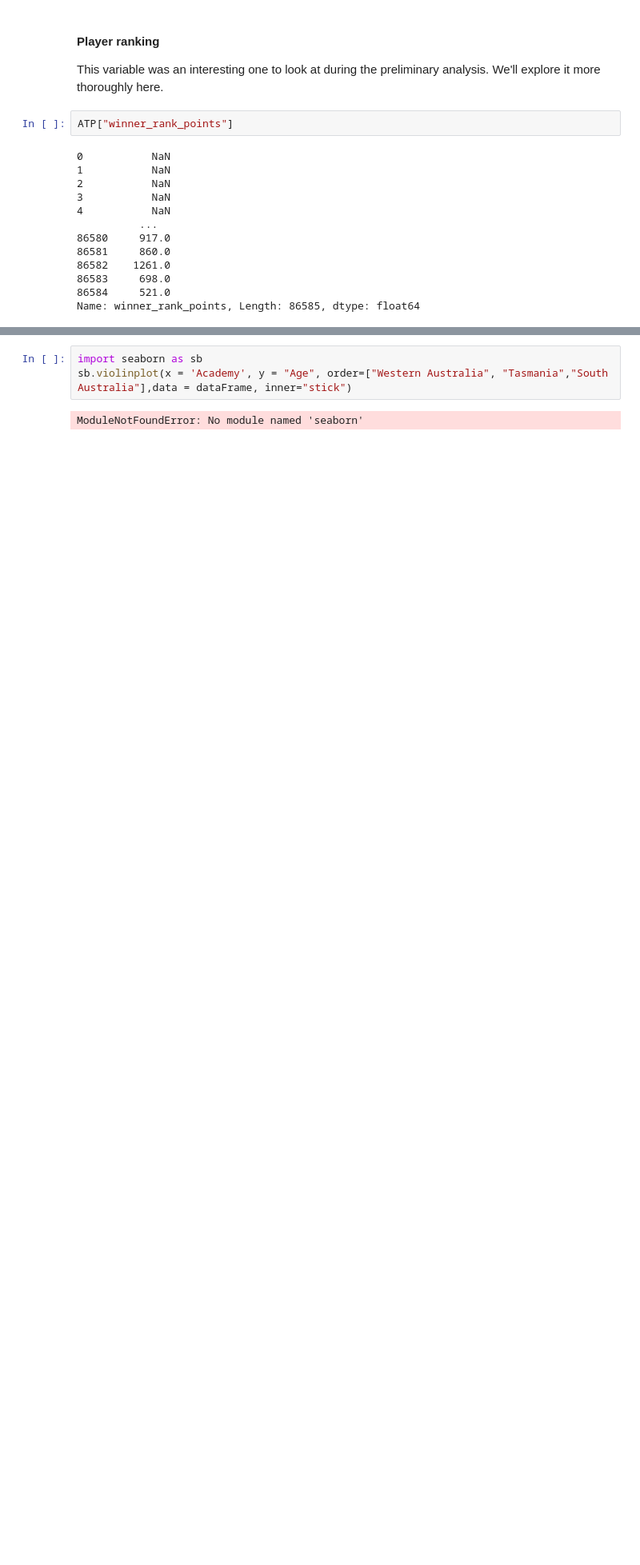
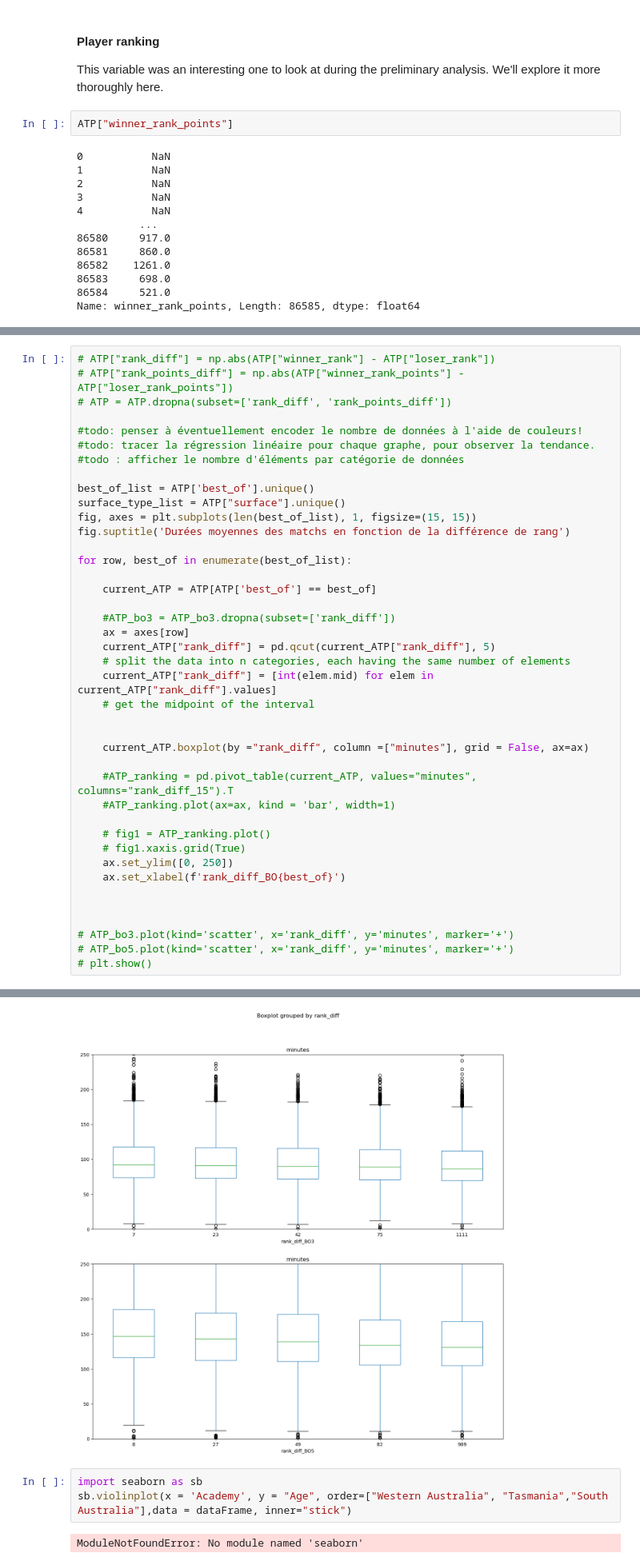
Before and after one commit to leobeuque/PDI-Tennis, a Jupyter notebook: key-variable-analysis_leo.ipynb, the cells around one changed output, grey strips where cells are left out. Shown at 80% size. Cells and saved outputs as stored; diff of their text form; blank space fills up the shorter version.

```diff
--- a/key-variable-analysis_leo.ipynb
+++ b/key-variable-analysis_leo.ipynb
@@ -291,0 +286,42 @@ Name: rank_diff_5, dtype: int64
+# %%
+# ATP["rank_diff"] = np.abs(ATP["winner_rank"] - ATP["loser_rank"])
+# ATP["rank_points_diff"] = np.abs(ATP["winner_rank_points"] - ATP["loser_rank_points"])
+# ATP = ATP.dropna(subset=['rank_diff', 'rank_points_diff'])
+
+#todo: penser à éventuellement encoder le nombre de données à l'aide de couleurs!
+#todo: tracer la régression linéaire pour chaque graphe, pour observer la tendance.
+#todo : afficher le nombre d'éléments par catégorie de données
+
+best_of_list = ATP['best_of'].unique()
+surface_type_list = ATP["surface"].unique()
+fig, axes = plt.subplots(len(best_of_list), 1, figsize=(15, 15))
+fig.suptitle('Durées moyennes des matchs en fonction de la différence de rang')
+
+for row, best_of in enumerate(best_of_list):
+
+    current_ATP = ATP[ATP['best_of'] == best_of]
+
+    #ATP_bo3 = ATP_bo3.dropna(subset=['rank_diff'])
+    ax = axes[row]
+    current_ATP["rank_diff"] = pd.qcut(current_ATP["rank_diff"], 5)
+    # split the data into n categories, each having the same number of elements
+    current_ATP["rank_diff"] = [int(elem.mid) for elem in current_ATP["rank_diff"].values]
+    # get the midpoint of the interval
+
+
+    current_ATP.boxplot(by ="rank_diff", column =["minutes"], grid = False, ax=ax)
+
+    #ATP_ranking = pd.pivot_table(current_ATP, values="minutes", columns="rank_diff_15").T
+    #ATP_ranking.plot(ax=ax, kind = 'bar', width=1)
+
+    # fig1 = ATP_ranking.plot()
+    # fig1.xaxis.grid(True)
+    ax.set_ylim([0, 250])
+    ax.set_xlabel(f'rank_diff_BO{best_of}')
+
+
+
+# ATP_bo3.plot(kind='scatter', x='rank_diff', y='minutes', marker='+')
+# ATP_bo5.plot(kind='scatter', x='rank_diff', y='minutes', marker='+')
+# plt.show()
+# %% [output]
@@ -292,3 +348,4 @@ Name: rank_diff_5, dtype: int64
+[figure, added]
 # %%
 import seaborn as sb
 sb.violinplot(x = 'Academy', y = "Age", order=["Western Australia", "Tasmania","South Australia"],data = dataFrame, inner="stick")
```
Also changed, not shown: parts of 24 cells of this notebook.
